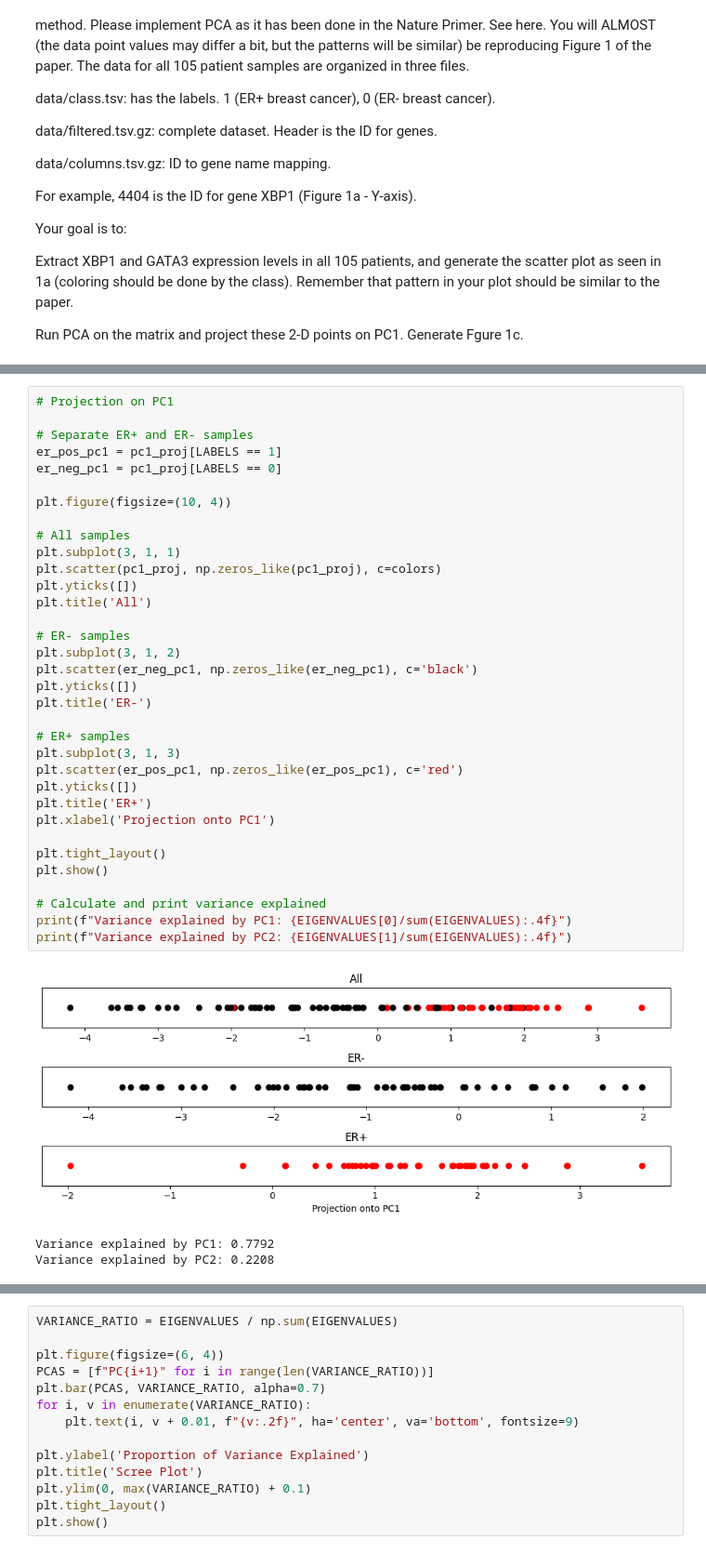
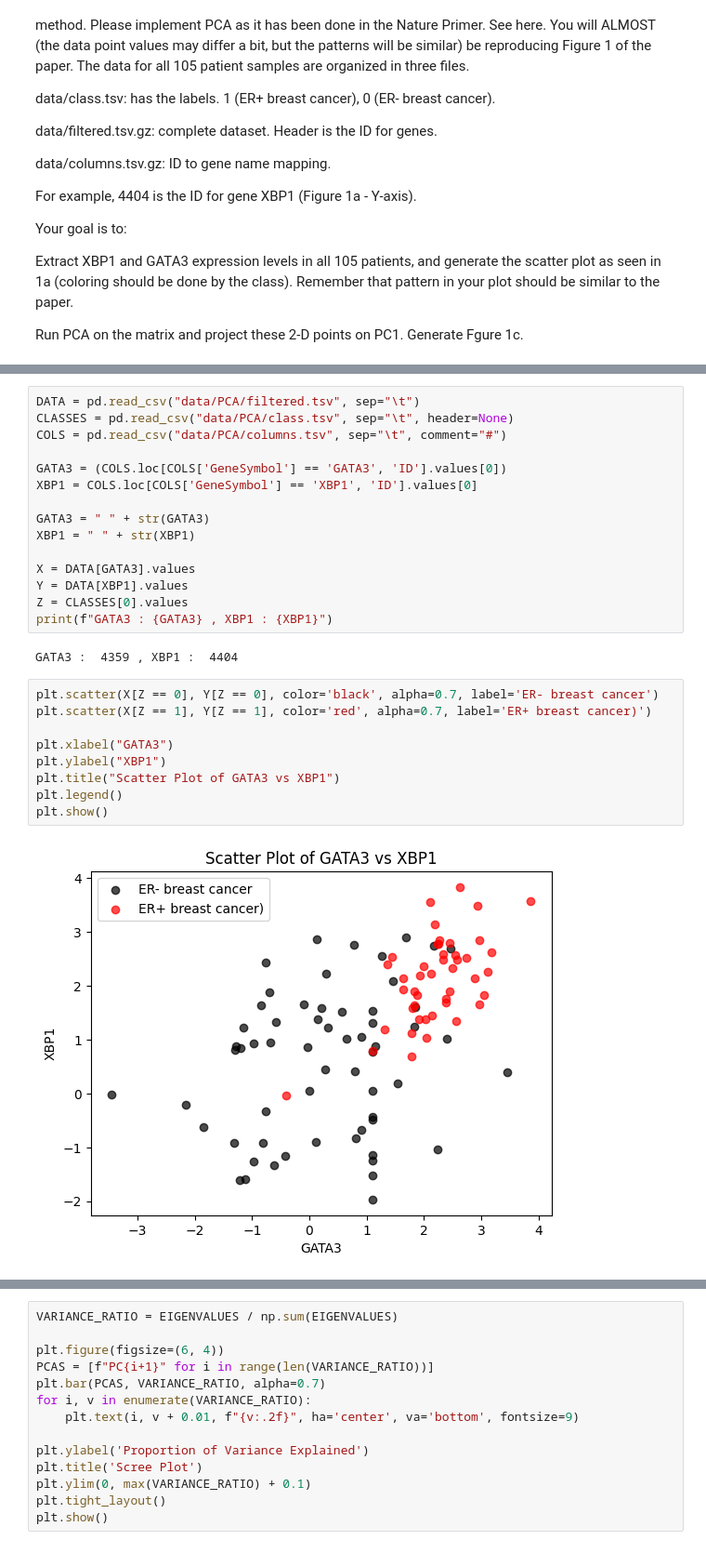
Before and after one commit to sada-02/BEE-102_23114047, a Jupyter notebook: 06_PCA.ipynb, the cells around one changed output, grey strips where cells are left out. Shown: that part at 93% size. Drawn from its saved outputs; the diff is of its cells as text.

```diff
--- a/06_PCA.ipynb
+++ b/06_PCA.ipynb
@@ -112,38 +24,28 @@ plt.show()
-# %%
-# Projection on PC1
-
-# Separate ER+ and ER- samples
-er_pos_pc1 = pc1_proj[LABELS == 1]
-er_neg_pc1 = pc1_proj[LABELS == 0]
-
-plt.figure(figsize=(10, 4))
-
-# All samples
-plt.subplot(3, 1, 1)
-plt.scatter(pc1_proj, np.zeros_like(pc1_proj), c=colors)
-plt.yticks([])
-plt.title('All')
-
-# ER- samples
-plt.subplot(3, 1, 2)
-plt.scatter(er_neg_pc1, np.zeros_like(er_neg_pc1), c='black')
-plt.yticks([])
-plt.title('ER-')
-
-# ER+ samples
-plt.subplot(3, 1, 3)
-plt.scatter(er_pos_pc1, np.zeros_like(er_pos_pc1), c='red')
-plt.yticks([])
-plt.title('ER+')
-plt.xlabel('Projection onto PC1')
-
-plt.tight_layout()
-plt.show()
-
-# Calculate and print variance explained
-print(f"Variance explained by PC1: {EIGENVALUES[0]/sum(EIGENVALUES):.4f}")
-print(f"Variance explained by PC2: {EIGENVALUES[1]/sum(EIGENVALUES):.4f}")
-# %% [output]
-[figure, removed]
-Variance explained by PC1: 0.7792
-Variance explained by PC2: 0.2208
+# %%
+DATA = pd.read_csv("data/PCA/filtered.tsv", sep="\t")
+CLASSES = pd.read_csv("data/PCA/class.tsv", sep="\t", header=None)
+COLS = pd.read_csv("data/PCA/columns.tsv", sep="\t", comment="#")
+
+GATA3 = (COLS.loc[COLS['GeneSymbol'] == 'GATA3', 'ID'].values[0])
+XBP1 = COLS.loc[COLS['GeneSymbol'] == 'XBP1', 'ID'].values[0]
+
+GATA3 = " " + str(GATA3)
+XBP1 = " " + str(XBP1)
+
+X = DATA[GATA3].values
+Y = DATA[XBP1].values
+Z = CLASSES[0].values
+print(f"GATA3 : {GATA3} , XBP1 : {XBP1}")
+# %% [output]
+GATA3 :  4359 , XBP1 :  4404
+# %%
+plt.scatter(X[Z == 0], Y[Z == 0], color='black', alpha=0.7, label='ER- breast cancer')
+plt.scatter(X[Z == 1], Y[Z == 1], color='red', alpha=0.7, label='ER+ breast cancer)')
+
+plt.xlabel("GATA3")
+plt.ylabel("XBP1")
+plt.title("Scatter Plot of GATA3 vs XBP1")
+plt.legend()
+plt.show()
+# %% [output]
+[figure, added]
```
Also changed, not shown: parts of 9 cells of this notebook.
